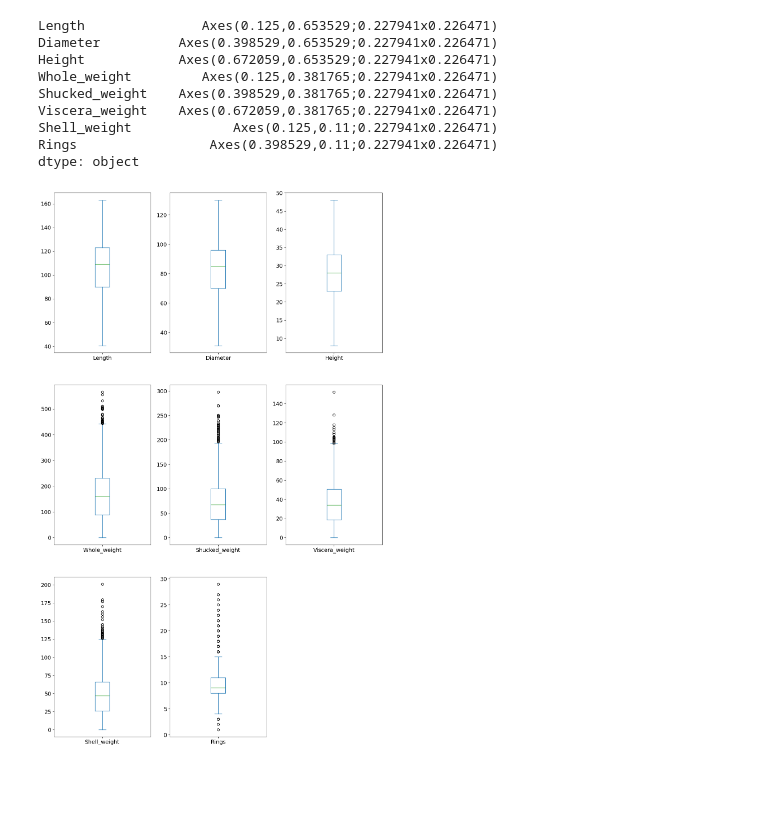
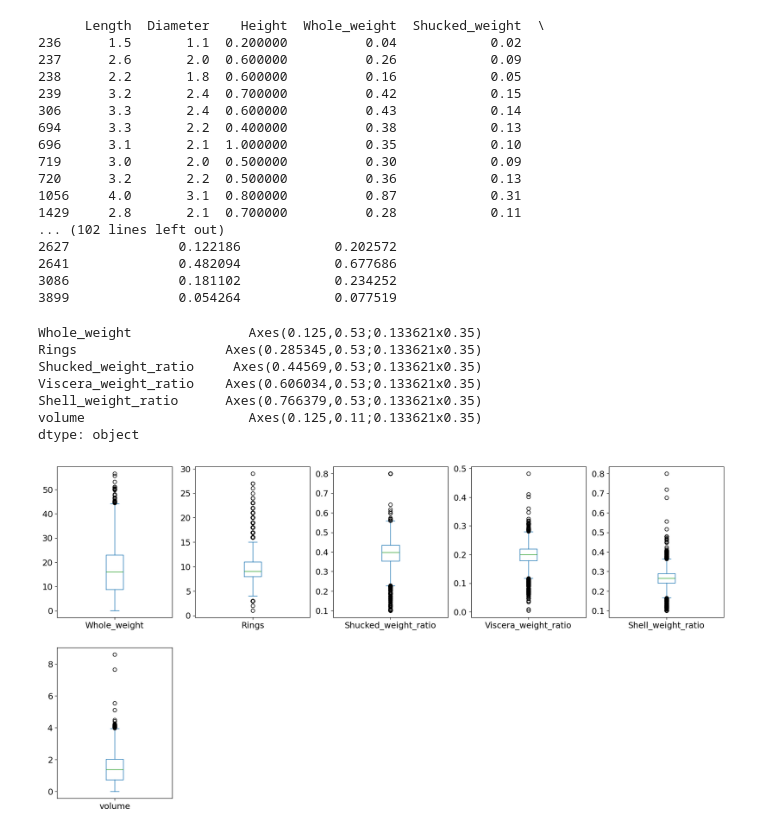
Before and after one commit to CloudSkytec/ML-CW1, a Jupyter notebook: Yuhong Y/abalone.ipynb, the cells around one changed output. Drawn from its saved outputs; the diff is of its cells as text; code cells hidden in the pictures; blank space fills up the shorter version.

```diff
--- a/Yuhong Y/abalone.ipynb
+++ b/Yuhong Y/abalone.ipynb
@@ -101,9 +99,7 @@ print(outliers)
 # Remove infant whose height larger than upper bound, non-infant smaller than lower bound
 df = df[~((df['Height'] > upper_bound) & (df['Sex_I'] == True))]
 df = df[~((df['Height'] < lower_bound) & (df['Sex_I'] == False))]
-df['Height'] = df['Height'].apply(lambda x: lower_bound if x < lower_bound else (upper_bound if x > upper_bound else x))
-# Print the modified DataFrame
-outliers = df[(df['Height'] < lower_bound) | (df['Height'] > upper_bound)]
+#df['Height'] = df['Length'].apply(lambda x: lower_bound if x < lower_bound else (upper_bound if x > upper_bound else x))
 # %% [output]
 Outliers in 'Height':
       Length  Diameter  Height  Whole_weight  Shucked_weight  Viscera_weight  \
@@ -138,16 +134,6 @@ outliers = df[(df['Length'] < lower_bound) | (df['Length'] > upper_bound)]
 # Print outliers
 print("Outliers in 'Length':")
 print(outliers)
-
-# Step 4: Handling outliers by capping
-# Any value below lower_bound will be set to lower_bound, any above upper_bound will be set to upper_bound
-df = df[~((df['Length'] > upper_bound) & (df['Sex_I'] == True))]
-df = df[~((df['Length'] < lower_bound) & (df['Sex_I'] == False))]
-df['Length'] = df['Length'].apply(lambda x: lower_bound if x < lower_bound else (upper_bound if x > upper_bound else x))
-
-# Print the modified DataFrame
-print("\nData after capping outliers in 'Length':")
-print(df)
 # %% [output]
 Outliers in 'Length':
       Length  Diameter  Height  Whole_weight  Shucked_weight  Viscera_weight  \
@@ -212,0 +155,41 @@ Outliers in 'Diameter':
+# %%
+df['Shucked_weight_ratio'] = df['Shucked_weight'] / (df['Whole_weight'] + 1)
+df['Viscera_weight_ratio'] = df['Viscera_weight'] / (df['Whole_weight'] + 1)
+df['Shell_weight_ratio'] = df['Shell_weight'] / (df['Whole_weight'] + 1)
+
+
+
+# Step 1: Calculate Q1 (25th percentile) and Q3 (75th percentile) for 'Shell_weight'
+lower_bound = 0.10
+upper_bound = 0.80
+
+# Step 3: Identify outliers
+outliers_shell_weight = df[(df['Shell_weight_ratio'] < lower_bound) | (df['Shell_weight_ratio'] > upper_bound)]
+outliers_shucked_weight = df[(df['Shucked_weight_ratio'] < lower_bound) | (df['Shucked_weight_ratio'] > upper_bound)]
+
+# Print outliers
+print(outliers_shell_weight)
+print(outliers_shucked_weight)
+
+
+# Step 4: Handling outliers by capping
+df['Shucked_weight_ratio'] = df['Shucked_weight_ratio'].apply(lambda x: lower_bound if x < lower_bound else (upper_bound if x > upper_bound else x))
+df['Shell_weight_ratio'] = df['Shell_weight_ratio'].apply(lambda x: lower_bound if x < lower_bound else (upper_bound if x > upper_bound else x))
+# %% [output]
+      Length  Diameter    Height  Whole_weight  Shucked_weight  \
+236      1.5       1.1  0.200000          0.04            0.02
+237      2.6       2.0  0.600000          0.26            0.09
+238      2.2       1.8  0.600000          0.16            0.05
+239      3.2       2.4  0.700000          0.42            0.15
+306      3.3       2.4  0.600000          0.43            0.14
+694      3.3       2.2  0.400000          0.38            0.13
+696      3.1       2.1  1.000000          0.35            0.10
+719      3.0       2.0  0.500000          0.30            0.09
+720      3.2       2.2  0.500000          0.36            0.13
+1056     4.0       3.1  0.800000          0.87            0.31
+1429     2.8       2.1  0.700000          0.28            0.11
+... (102 lines left out)
+2627              0.122186            0.202572
+2641              0.482094            0.677686
+3086              0.181102            0.234252
+3899              0.054264            0.077519
@@ -213,15 +201,16 @@ Outliers in 'Diameter':
+# %%
+df['volume'] = (1/6) * np.pi * df['Length'] * df['Diameter'] * df['Height'] / 100
+df = df.drop(columns=['Length','Diameter','Height'])
 # %%
 data_mean = df.iloc[:, :]
-data_mean.plot(kind='box', subplots=True, layout=(3,3), sharex=False,
-sharey=False, fontsize=14, figsize=(15,25))
+data_mean.plot(kind='box', subplots=True, layout=(2,5), sharex=False,
+sharey=False, fontsize=14, figsize=(20,10))
 # %% [output]
-Length               Axes(0.125,0.653529;0.227941x0.226471)
-Diameter          Axes(0.398529,0.653529;0.227941x0.226471)
-Height            Axes(0.672059,0.653529;0.227941x0.226471)
-Whole_weight         Axes(0.125,0.381765;0.227941x0.226471)
-Shucked_weight    Axes(0.398529,0.381765;0.227941x0.226471)
-Viscera_weight    Axes(0.672059,0.381765;0.227941x0.226471)
-Shell_weight             Axes(0.125,0.11;0.227941x0.226471)
-Rings                 Axes(0.398529,0.11;0.227941x0.226471)
+Whole_weight               Axes(0.125,0.53;0.133621x0.35)
+Rings                   Axes(0.285345,0.53;0.133621x0.35)
+Shucked_weight_ratio     Axes(0.44569,0.53;0.133621x0.35)
+Viscera_weight_ratio    Axes(0.606034,0.53;0.133621x0.35)
+Shell_weight_ratio      Axes(0.766379,0.53;0.133621x0.35)
+volume                     Axes(0.125,0.11;0.133621x0.35)
 dtype: object
-[figure, old version]
+[figure, new version]
```
Also changed, not shown: parts of 16 cells of this notebook.
